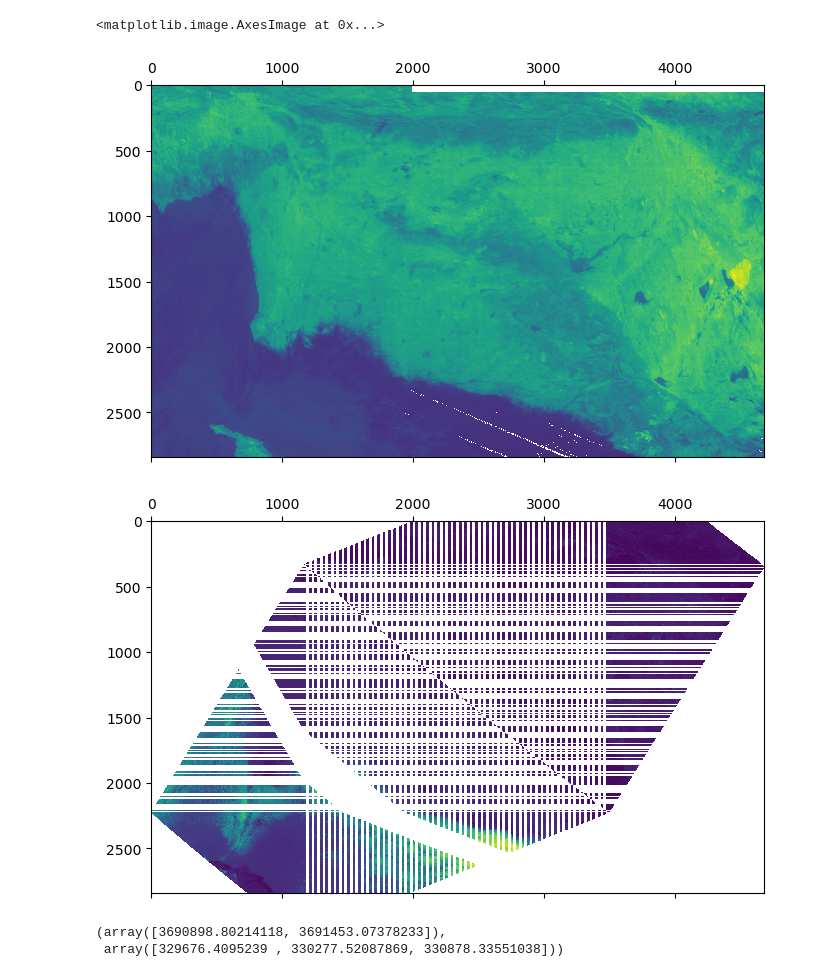
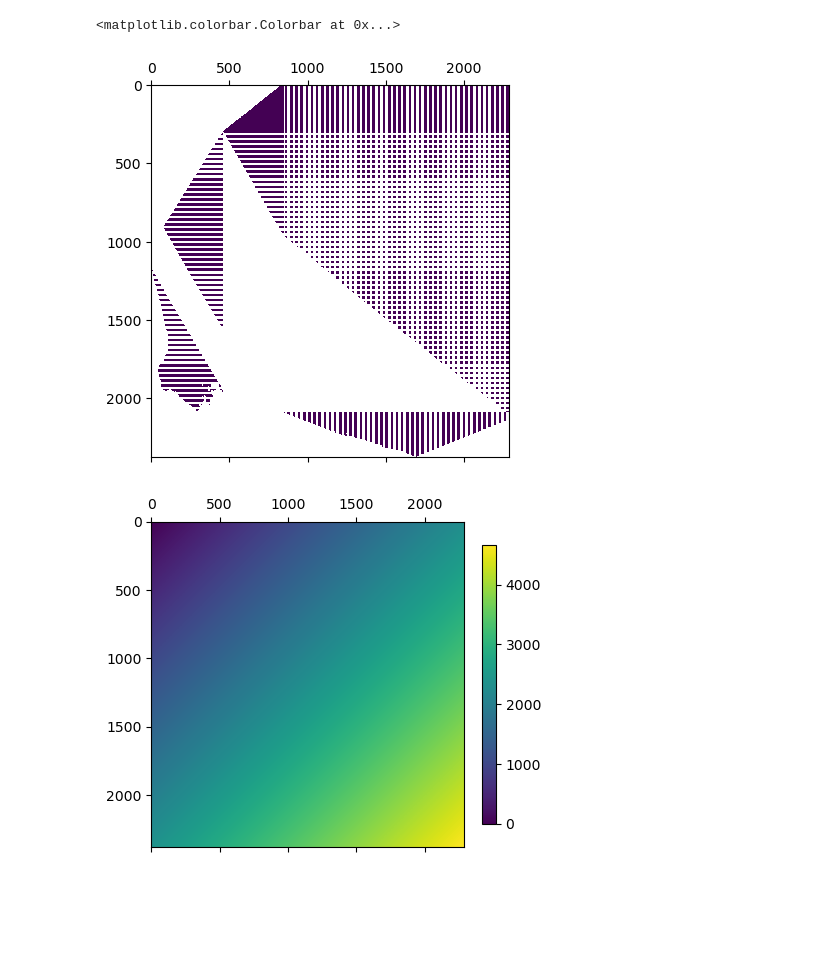
Before and after one commit to DannyCollinson/EMIT-ECOSTRESS, a Jupyter notebook: data_prep/Data_Splitting.ipynb, the cells around one changed output. Cells and saved outputs as stored; diff of their text form; code cells hidden in the pictures; blank space fills up the shorter version.

```diff
--- a/data_prep/Data_Splitting.ipynb
+++ b/data_prep/Data_Splitting.ipynb
@@ -20,26 +18,31 @@ rng = np.random.default_rng(seed=42)
 # %%
-elev_filt = pickle_load('Data\\Decomposed_Data\\elevation_filtered.pkl')
-elev = pickle_load('Data\\Decomposed_Data\\elevation.pkl')
+elev_list = pickle_load('Data\\Decomposed_Data_2\\elevation_list.pkl')
+elev = pickle_load('Data\\Decomposed_Data_2\\elevation.pkl')
 
-lste_filt = pickle_load('Data\\Decomposed_Data\\LSTE_filtered.pkl')
-lste = pickle_load('Data\\Decomposed_Data\\LSTE.pkl')
+temp_day_list = pickle_load('Data\\Decomposed_Data_2\\temp_day_list.pkl')
+temp_day = pickle_load('Data\\Decomposed_Data_2\\temp_day.pkl')
 
-ref_filt = pickle_load('Data\\Decomposed_Data\\reflectance_filtered.pkl')
-ref = pickle_load('Data\\Decomposed_Data\\reflectance.pkl')
+temp_night_list = pickle_load('Data\\Decomposed_Data_2\\temp_night_list.pkl')
+temp_night = pickle_load('Data\\Decomposed_Data_2\\temp_night.pkl')
 
-good_coords = pickle_load('Data\\Decomposed_Data\\good_coords.pkl')
+ref_list = pickle_load('Data\\Decomposed_Data_2\\reflectance_list.pkl')
+ref = pickle_load('Data\\Decomposed_Data_2\\reflectance.pkl')
 
-x = pickle_load('Data\\Decomposed_Data\\x.pkl')
-y = pickle_load('Data\\Decomposed_Data\\y.pkl')
+good_coords = pickle_load('Data\\Decomposed_Data_2\\good_coords.pkl')
+
+lat = pickle_load('Data\\Decomposed_Data_2\\latitude.pkl')
+lon = pickle_load('Data\\Decomposed_Data_2\\longitude.pkl')
+# %%
+indices = np.meshgrid(
+    np.arange(len(lat)), np.arange(len(lon)), indexing='ij'
+)
+order = indices[0][::-1] + indices[1][::-1]
+order_present = indices[0] + indices[1][::-1]
 # %%
-plt.matshow(lste[::-1,:])
-plt.matshow(ref[::-1,:,0])
+plt.matshow(good_coords[::-1])
+plt.matshow(order_present)
+plt.colorbar(fraction=0.075, shrink=0.75)
 # %% [output]
-<matplotlib.image.AxesImage at 0x...>
+<matplotlib.colorbar.Colorbar at 0x...>
-[figure, old version]
+[figure, new version]
-[figure, old version]
+[figure, new version]
-# %%
-np.percentile(y, [.33,.66]), np.percentile(x, [.25,.5,.75])
-# %% [output]
-(array([3690898.80214118, 3691453.07378233]),
- array([329676.4095239 , 330277.52087869, 330878.33551038]))
```
Also changed, not shown: parts of 11 cells of this notebook, 4 other files.
